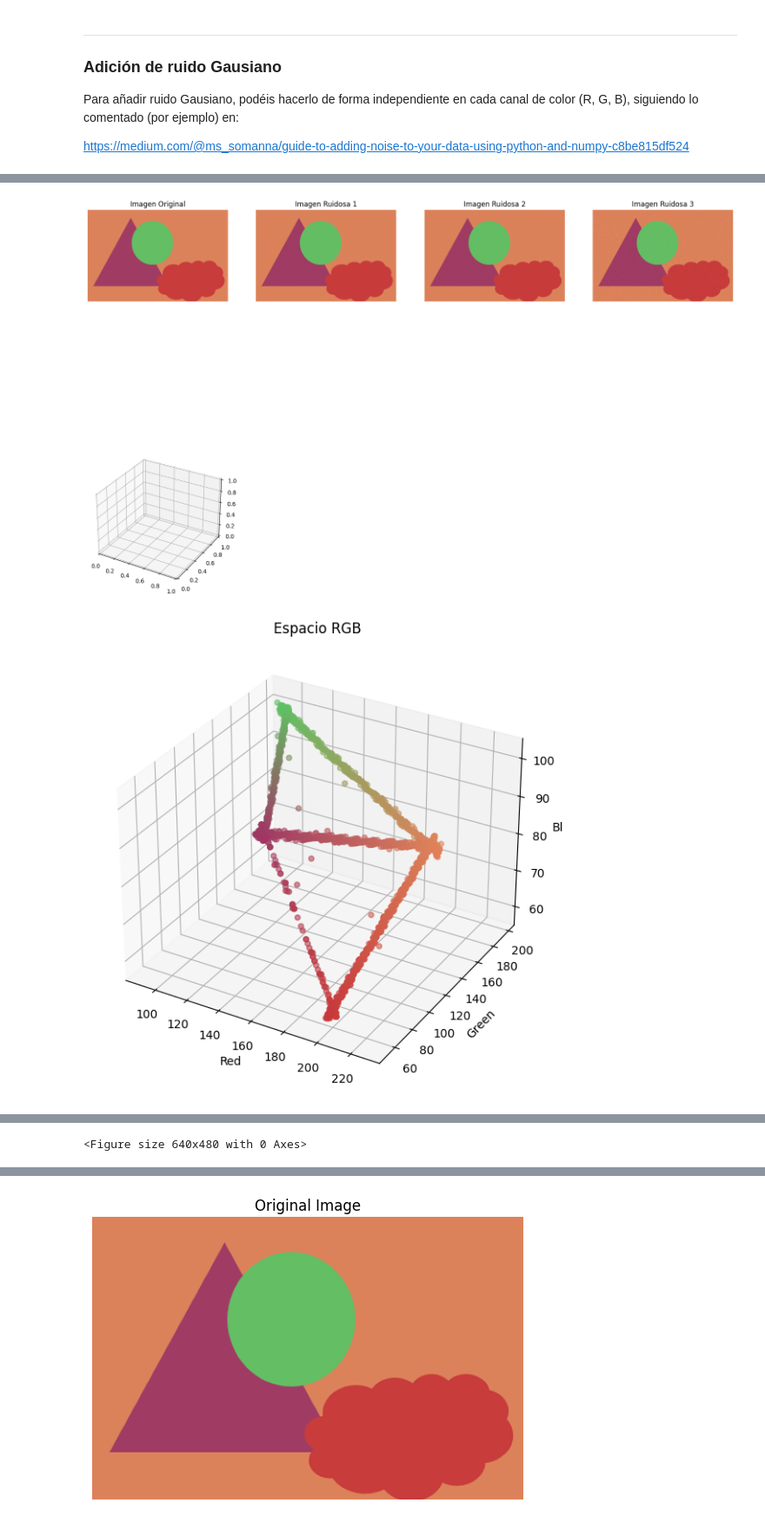
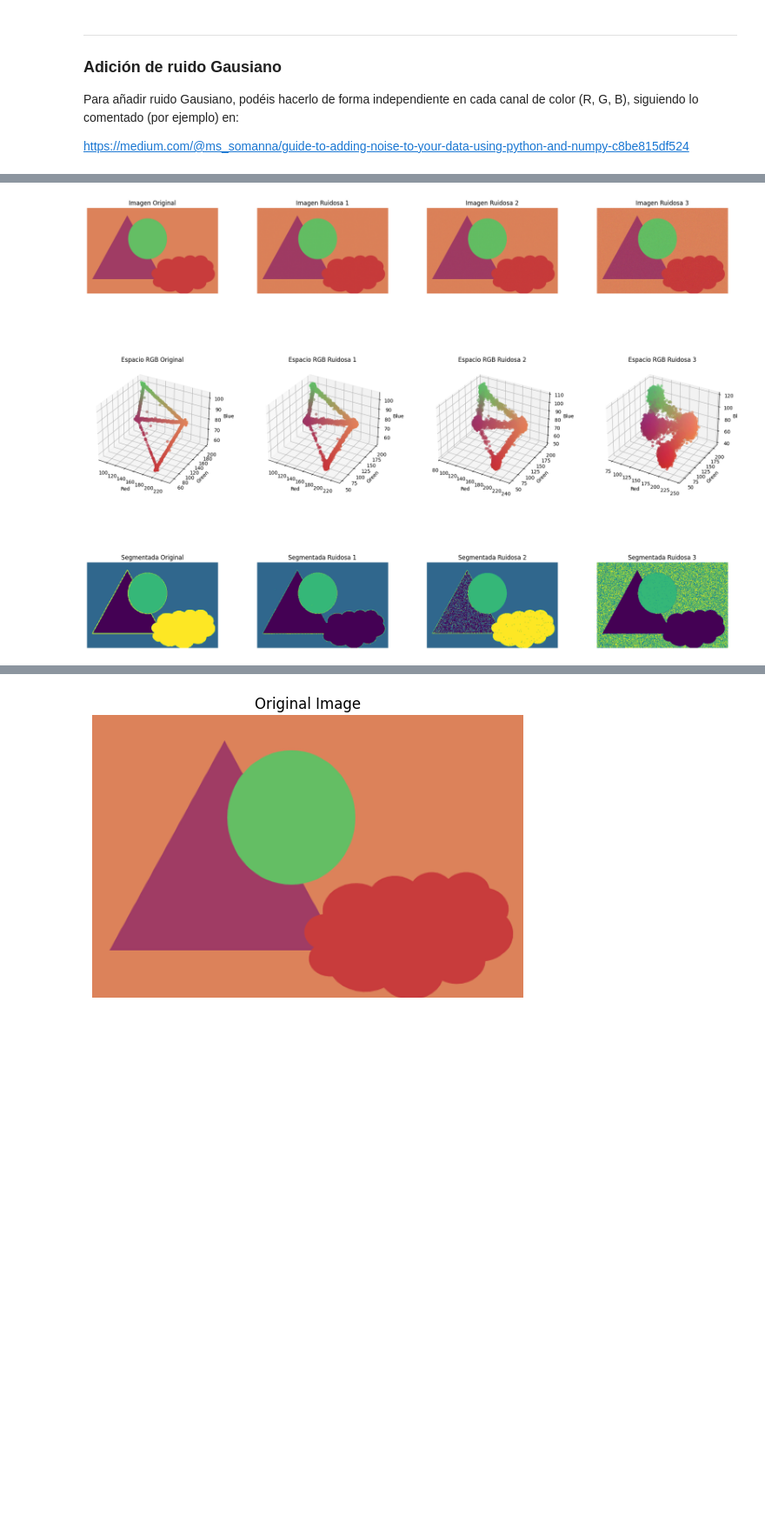
Before and after one commit to Urbii22/Sistemas-Inteligentes, a Jupyter notebook: Practica3-EM-SegmentacionImagenes-VEstudiantes-Curso-2024-2025/Practica3-EM-Sistemas-Inteligentes-VEstudiantes-Curso-2024-2025.ipynb, the cells around one changed output, grey strips where cells are left out. Shown at 87% size. Saved outputs shown, nothing was run; the diff lists cells and outputs as text; code cells hidden in the pictures; blank space fills up the shorter version.

Commit message:
corergido los errores de plot 3D

```diff
--- a/Practica3-EM-SegmentacionImagenes-VEstudiantes-Curso-2024-2025/Practica3-EM-Sistemas-Inteligentes-VEstudiantes-Curso-2024-2025.ipynb
+++ b/Practica3-EM-SegmentacionImagenes-VEstudiantes-Curso-2024-2025/Practica3-EM-Sistemas-Inteligentes-VEstudiantes-Curso-2024-2025.ipynb
@@ -217,6 +295,11 @@ def add_gaussian_noise(image, std_dev, mean=0, ):
     noisy_image = util.random_noise(image, mode='gaussian', mean=mean, var=(std_dev/255)**2)
 
     return noisy_image
+# %%
+# Función para añadir ruido gaussiano
+def add_gaussian_noise2(image, sigma):
+    noisy = image + sigma * np.random.randn(*image.shape)
+    return np.clip(noisy, 0, 255).astype(np.uint8)
 # %%
 # Function to segment the image using Gaussian Mixture Model (EM algorithm)
 def segment_image(image, n_components=4, max_iter=100):
@@ -265,13 +347,19 @@ def plot_rgb_3d2(image):
 # %%
+# Importar librerías necesarias
+import matplotlib.pyplot as plt
+from skimage import io
+
+# Supongamos que las funciones `add_gaussian_noise2`, `segment_image` y `plot_rgb_3d` ya están definidas.
+
 # Cargar la imagen
 image_path = './Imagen-4Grupos-SinRuido-7Nov2024.png'
 image = io.imread(image_path)
 
 # Añadir ruido gaussiano
 noisy_images = [
-    add_gaussian_noise(image, 1),
-    add_gaussian_noise(image, 2),
-    add_gaussian_noise(image, 5),
+    add_gaussian_noise2(image, 1),
+    add_gaussian_noise2(image, 2),
+    add_gaussian_noise2(image, 5),
 ]
 
 # Segmentar imágenes
@@ -279,40 +367,48 @@ segmented_images = [segment_image(noisy, n_components=4) for noisy in noisy_imag
 segmented_original = segment_image(image, n_components=4)
 
 # Crear figura con subplots
 fig = plt.figure(figsize=(20, 15))
 
-# Mostrar imágenes ruidosas
+# Primera fila: Imágenes originales y ruidosas
 for i, img in enumerate([image] + noisy_images):
-    ax = fig.add_subplot(2, 4, i + 1)
+    ax = fig.add_subplot(3, 4, i + 1)  # Cambié el rango de 2 a 3 filas
     ax.imshow(img)
     ax.axis('off')
     if i == 0:
         ax.set_title("Imagen Original")
     else:
         ax.set_title(f"Imagen Ruidosa {i}")
 
-# Mostrar gráficos 3D del espacio RGB
+# Segunda fila: Gráficos 3D del espacio RGB
 for i, img in enumerate([image] + noisy_images):
-    ax = fig.add_subplot(2, 4, i + 5, projection='3d')
-    plot_rgb_3d2(img)
+    ax = fig.add_subplot(3, 4, i + 5, projection='3d')  # Alineé con nueva cuadrícula
+    plot_rgb_3d(img, ax)
     if i == 0:
         ax.set_title("Espacio RGB Original")
     else:
         ax.set_title(f"Espacio RGB Ruidosa {i}")
 
 # Tercera fila: Imágenes segmentadas
 for i, img in enumerate([segmented_original] + segmented_images):
-    ax = fig.add_subplot(3, 4, i + 9)
+    ax = fig.add_subplot(3, 4, i + 9)  # Alineé con nueva cuadrícula
     ax.imshow(img)
     ax.axis('off')
     if i == 0:
         ax.set_title("Segmentada Original")
     else:
         ax.set_title(f"Segmentada Ruidosa {i}")
 
-# Ajustar diseño y mostrar
-plt.tight_layout()
+# Ajustar márgenes y espacio entre subplots
+plt.subplots_adjust(
+    left=0.05,  # Margen izquierdo
+    right=0.95, # Margen derecho
+    top=0.95,   # Margen superior
+    bottom=0.05, # Margen inferior
+    wspace=0.3,  # Espacio horizontal entre subplots
+    hspace=0.4   # Espacio vertical entre subplots
+)
+
+# Mostrar figura
 plt.show()
 # %% [output]
-[figure, old version]
+[figure, new version]
-[figure, removed]
@@ -322,4 +415,3 @@ plt.show()
-<Figure size 640x480 with 0 Axes>
 # %%
 import matplotlib.pyplot as plt
 from mpl_toolkits.mplot3d import Axes3D
```
Also changed, not shown: parts of 7 cells of this notebook, 1 other file.
